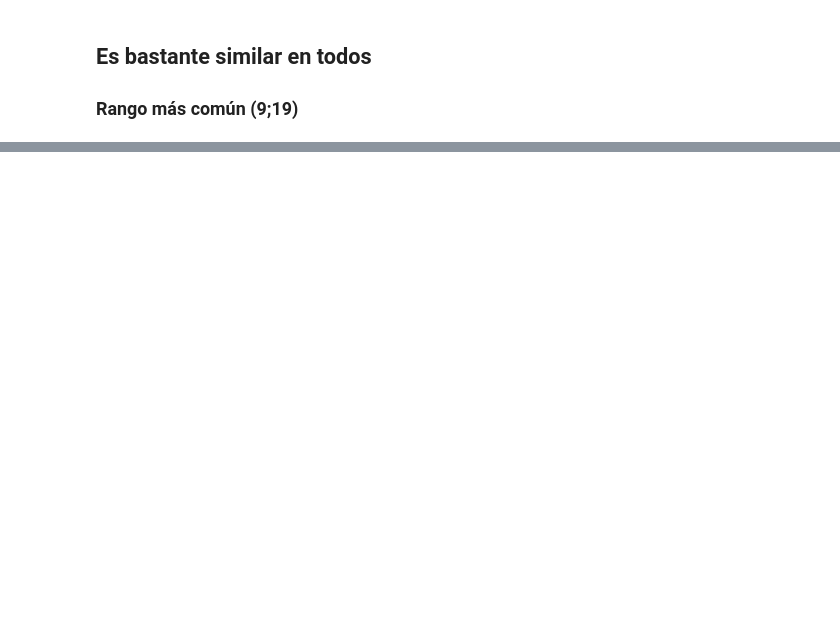
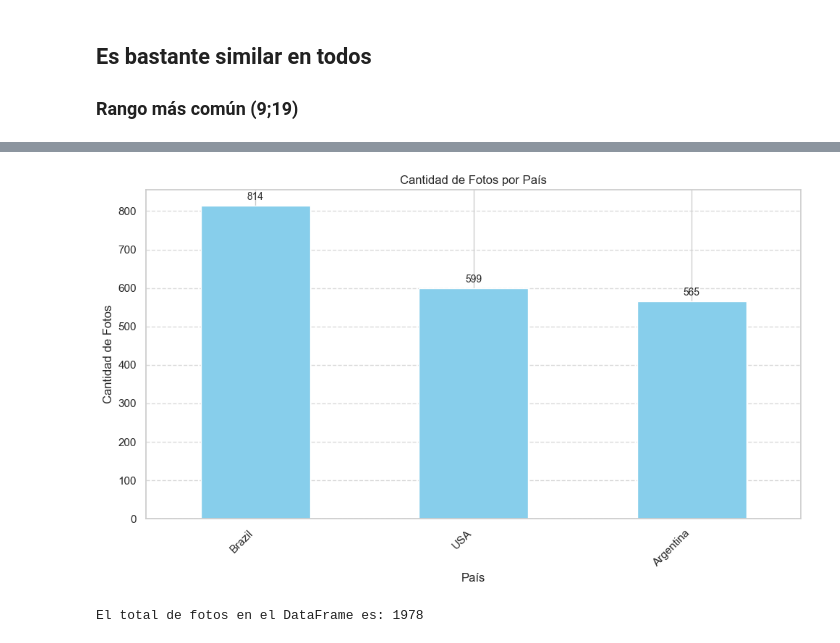
Before and after one commit to azulamakk/PF-vacasVaqueras, a Jupyter notebook: 01.1-nr-EDA.ipynb, the cells around one changed output, grey strips where cells are left out. Drawn from its saved outputs; the diff is of its cells as text; code cells hidden in the pictures; blank space fills up the shorter version.

```diff
--- a/01.1-nr-EDA.ipynb
+++ b/01.1-nr-EDA.ipynb
@@ -369,5 +357,35 @@ print(nuevo_df2.head())
 
 [5 rows x 31 columns]
+# %%
+import matplotlib.pyplot as plt
+
+# Contar la cantidad de fotos por país
+conteo_paises = nuevo_df2['country'].value_counts()
+
+# Crear el gráfico de barras
+plt.figure(figsize=(10, 6))
+ax = conteo_paises.plot(kind='bar', color='skyblue')
+
+# Etiquetar cada barra con su valor correspondiente
+for i, v in enumerate(conteo_paises):
+    ax.text(i, v + 10, str(v), ha='center', va='bottom', fontsize=10)
+
+plt.title('Cantidad de Fotos por País')
+plt.xlabel('País')
+plt.ylabel('Cantidad de Fotos')
+plt.xticks(rotation=45, ha='right')
+plt.grid(axis='y', linestyle='--', alpha=0.7)
+plt.tight_layout()
+plt.show()
+# %% [output]
+[figure, added]
+# %%
+# Calcular el total de fotos
+total_fotos = nuevo_df2.shape[0]
+
+print("El total de fotos en el DataFrame es:", total_fotos)
+# %% [output]
+El total de fotos en el DataFrame es: 1978
 # %%
 import pandas as pd
 
```
Also changed, not shown: parts of 18 cells of this notebook, 3 other files.
